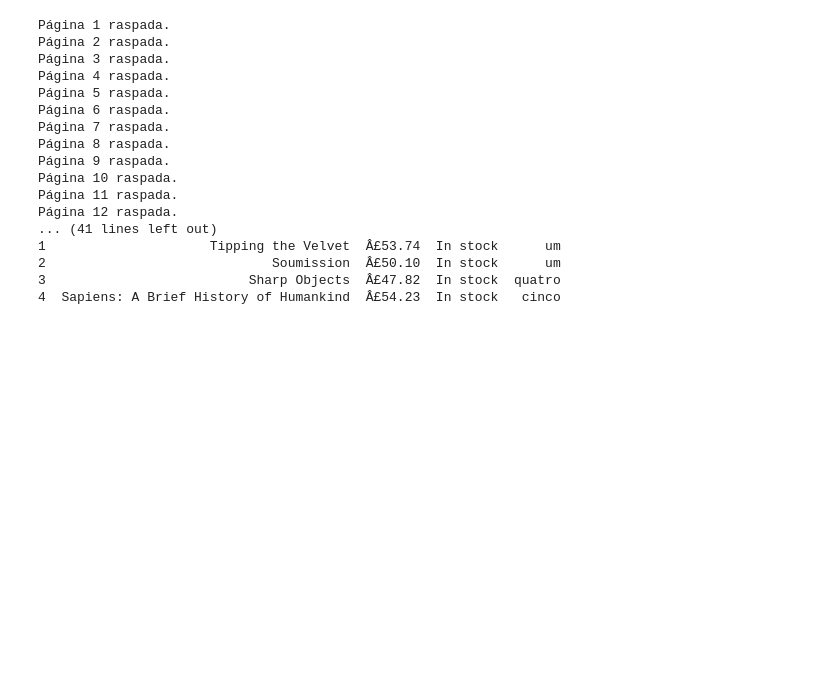
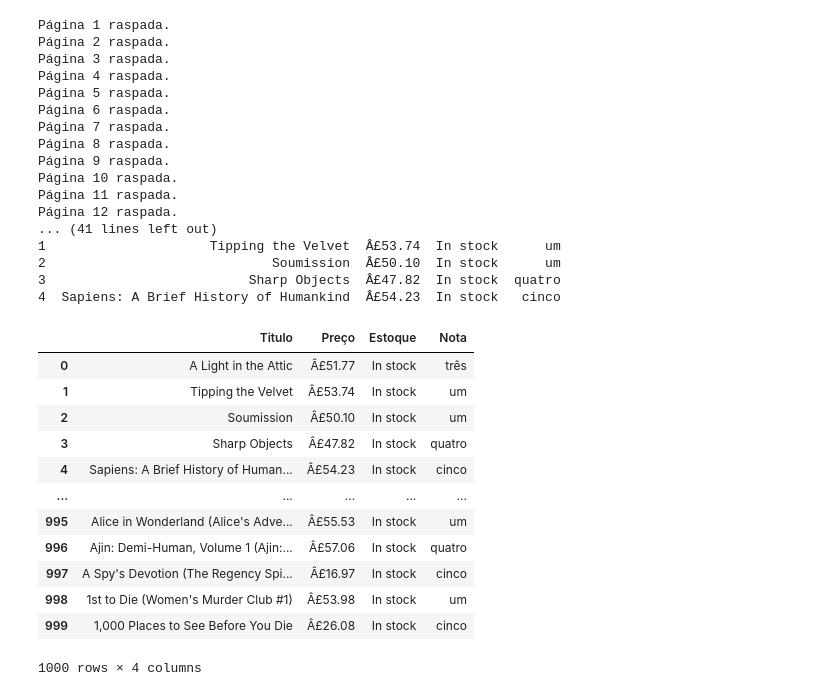
Before and after one commit to PedroIsacS/data_science_aulas, a Jupyter notebook: web_scraping.ipynb, the cells around one changed output. Saved outputs shown, nothing was run; the diff lists cells and outputs as text; code cells hidden in the pictures; blank space fills up the shorter version.

```diff
--- a/web_scraping.ipynb
+++ b/web_scraping.ipynb
@@ -212,3 +212,19 @@ Página 12 raspada.
 2                             Soumission  Â£50.10  In stock      um
 3                          Sharp Objects  Â£47.82  In stock  quatro
 4  Sapiens: A Brief History of Humankind  Â£54.23  In stock   cinco
+# %%
+pagina
+# %% [output]
+|  | Titulo | Preço | Estoque | Nota |
+| 0 | A Light in the Attic | Â£51.77 | In stock | três |
+| 1 | Tipping the Velvet | Â£53.74 | In stock | um |
+| 2 | Soumission | Â£50.10 | In stock | um |
+| 3 | Sharp Objects | Â£47.82 | In stock | quatro |
+| 4 | Sapiens: A Brief History of Human... | Â£54.23 | In stock | cinco |
+| ... | ... | ... | ... | ... |
+| 995 | Alice in Wonderland (Alice's Adve... | Â£55.53 | In stock | um |
+| 996 | Ajin: Demi-Human, Volume 1 (Ajin:... | Â£57.06 | In stock | quatro |
+| 997 | A Spy's Devotion (The Regency Spi... | Â£16.97 | In stock | cinco |
+| 998 | 1st to Die (Women's Murder Club #1) | Â£53.98 | In stock | um |
+| 999 | 1,000 Places to See Before You Die | Â£26.08 | In stock | cinco |
+1000 rows × 4 columns
```
